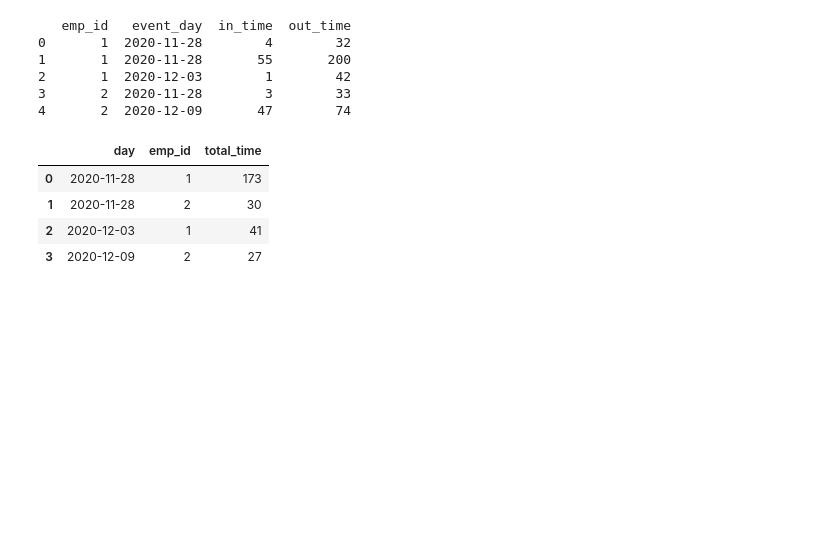
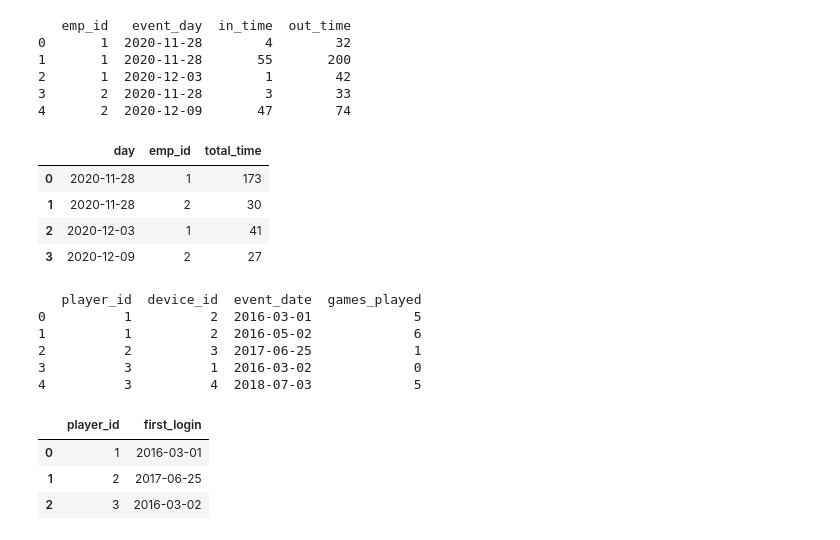
Before and after one commit to juancarvajal-hub/30-days-panda, a Jupyter notebook: 30_days-of_panda.ipynb, the cells around one changed output. Cells and saved outputs as stored; diff of their text form; code cells hidden in the pictures; blank space fills up the shorter version.

Commit message:
Ejercicio 18

```diff
--- a/30_days-of_panda.ipynb
+++ b/30_days-of_panda.ipynb
@@ -656,3 +660,48 @@ total_time(employees)
 | 1 | 2020-11-28 | 2 | 30 |
 | 2 | 2020-12-03 | 1 | 41 |
 | 3 | 2020-12-09 | 2 | 27 |
+# %%
+# Décimo octavo ejercicio de pandas
+
+# Game Play Analysis I
+
+# Write a solution to find the first login date for each player.
+
+import pandas as pd
+
+activity_base = {
+    "player_id": [1, 1, 2, 3, 3],
+    "device_id": [2, 2, 3, 1, 4],
+    "event_date": [
+        "2016-03-01",
+        "2016-05-02",
+        "2017-06-25",
+        "2016-03-02",
+        "2018-07-03"
+    ],
+    "games_played": [5, 6, 1, 0, 5]
+}
+
+activity = pd.DataFrame(activity_base)
+
+print(activity)
+
+import pandas as pd
+
+def game_analysis(activity: pd.DataFrame) -> pd.DataFrame:
+    activity["event_date"] = pd.to_datetime(activity["event_date"])
+    return activity.groupby("player_id")[["event_date"]].min().reset_index()\
+    .rename(columns={"event_date":"first_login"})
+
+game_analysis(activity)
+# %% [output]
+   player_id  device_id  event_date  games_played
+0          1          2  2016-03-01             5
+1          1          2  2016-05-02             6
+2          2          3  2017-06-25             1
+3          3          1  2016-03-02             0
+4          3          4  2018-07-03             5
+|  | player_id | first_login |
+| 0 | 1 | 2016-03-01 |
+| 1 | 2 | 2017-06-25 |
+| 2 | 3 | 2016-03-02 |
```
Also changed, not shown: parts of 2 cells of this notebook.
